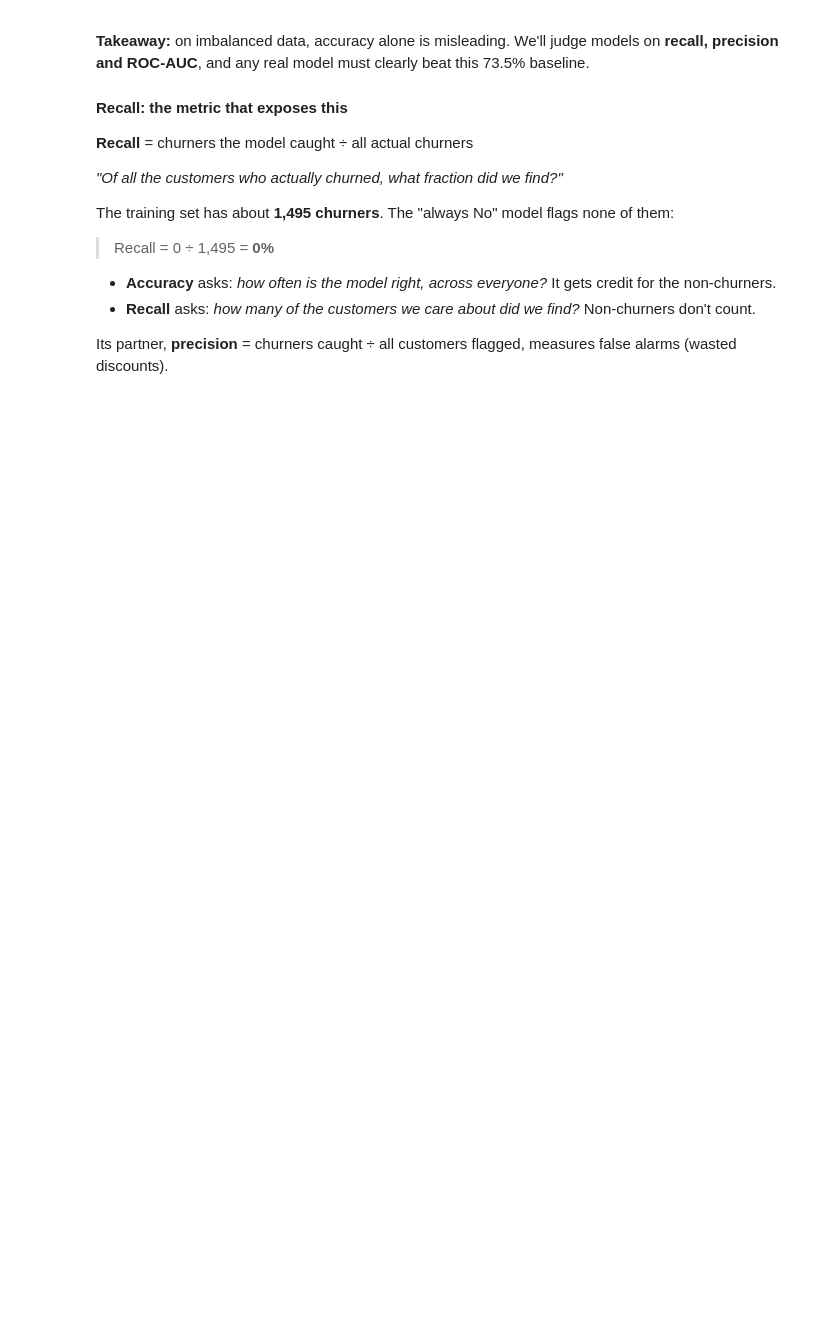
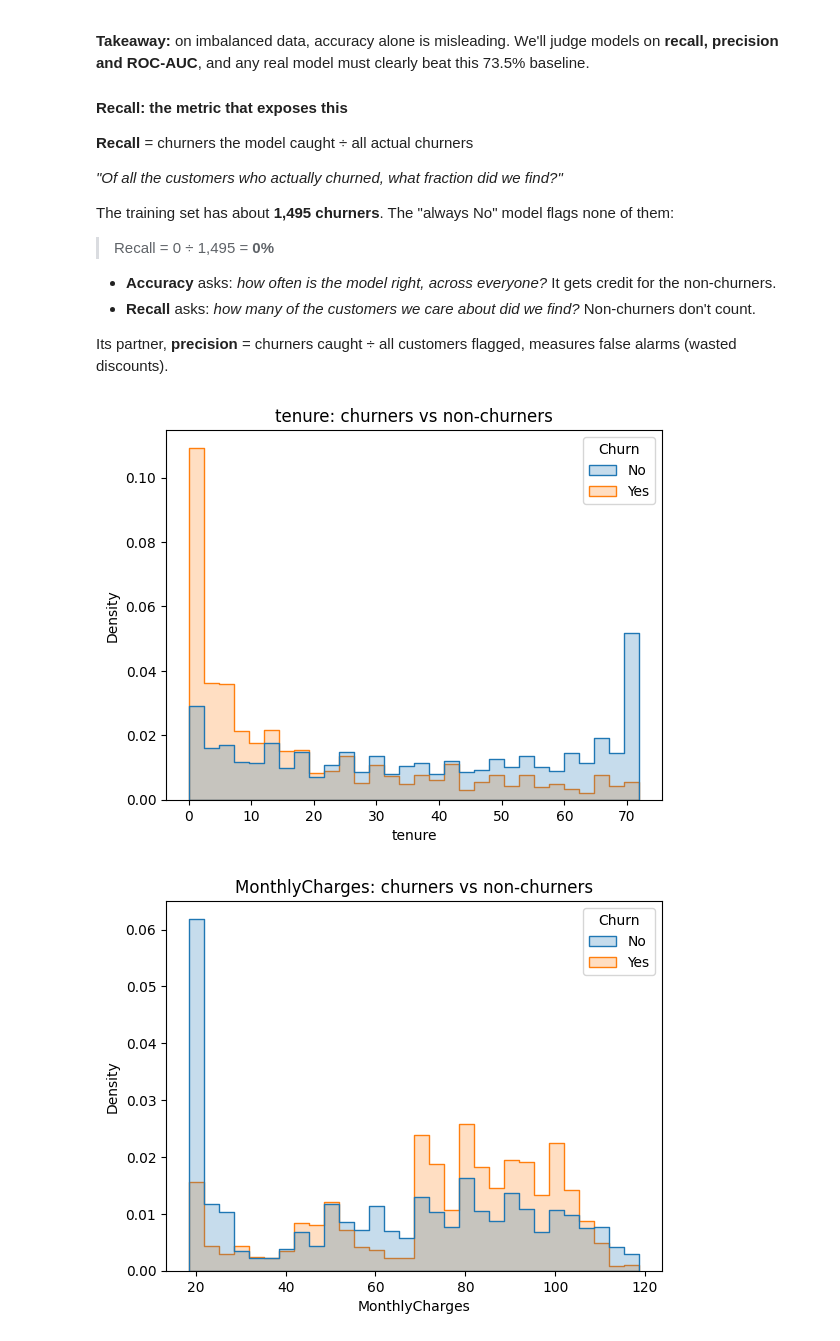
Before and after one commit to mansi051002/telco-churn-prediction, a Jupyter notebook: notebooks/01_eda.ipynb, the cells around one changed output. Drawn from its saved outputs; the diff is of its cells as text; code cells hidden in the pictures; blank space fills up the shorter version.

Commit message:
EDA: numeric feature distributions vs churn

```diff
--- a/notebooks/01_eda.ipynb
+++ b/notebooks/01_eda.ipynb
@@ -223,3 +223,14 @@ The training set has about **1,495 churners**. The "always No" model flags none
 - **Recall** asks: *how many of the customers we care about did we find?* Non-churners don't count.
 
 Its partner, **precision** = churners caught ÷ all customers flagged, measures false alarms (wasted discounts).
+# %%
+num_cols = ['tenure', 'MonthlyCharges', 'TotalCharges']
+
+for col in num_cols:
+    sns.histplot(data=train_df, x=col, hue='Churn',
+                 stat='density', common_norm=False, bins=30, element='step')
+    plt.title(f'{col}: churners vs non-churners')
+    plt.show()
+# %% [output]
+[figure, added]
+[figure, added]
```
Also changed, not shown: parts of 1 cell of this notebook.
